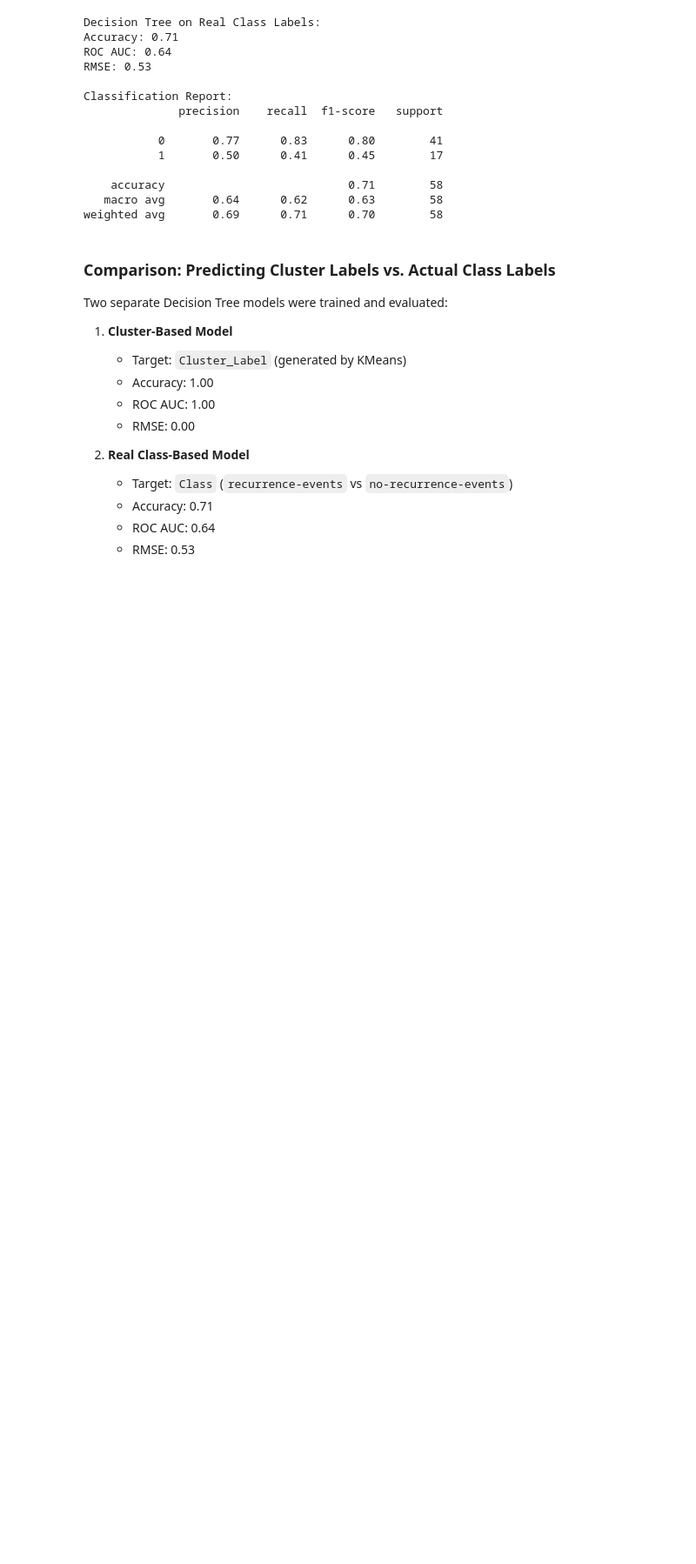
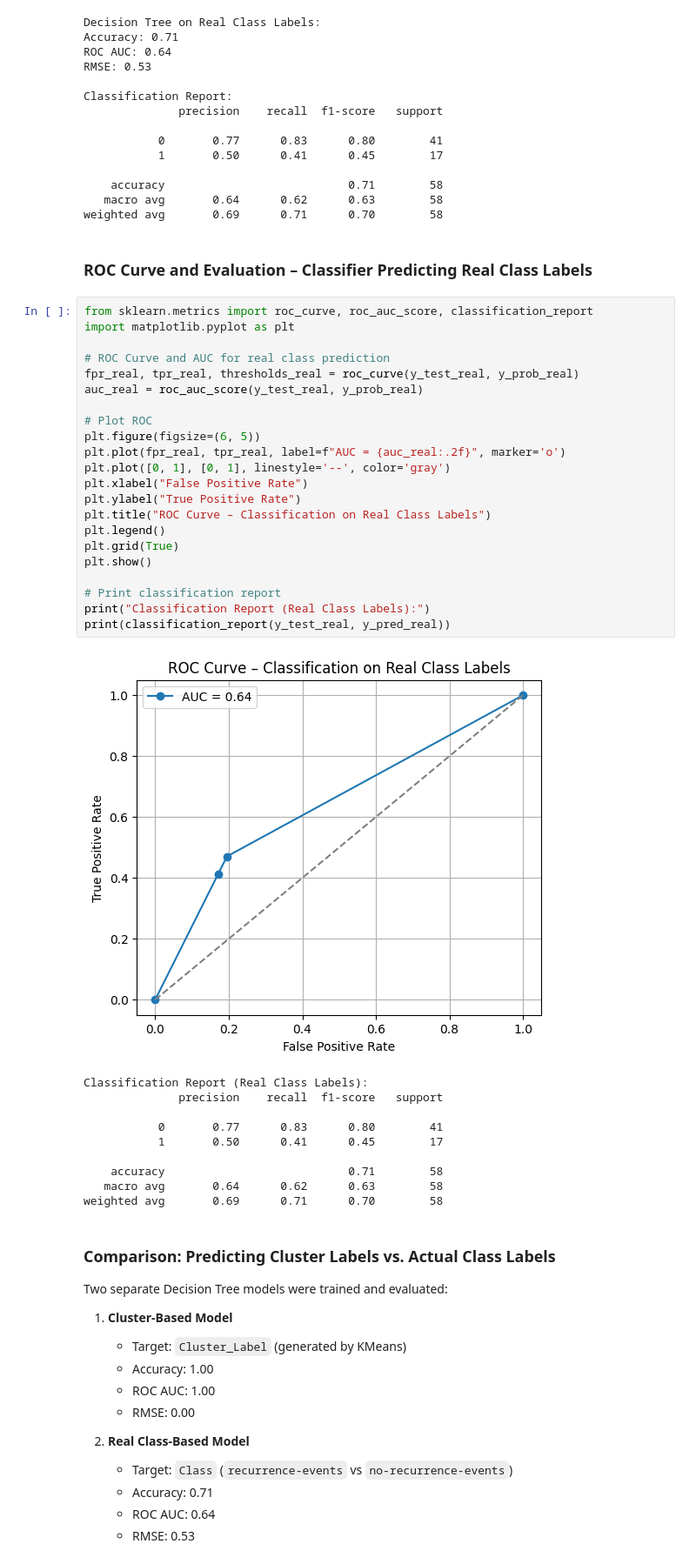
Before and after one commit to TarikBugraAy/breast-cancer-clustering-classification, a Jupyter notebook: Notebooks/clustering_&_classification.ipynb, the cells around one changed output. Shown: that part at 87% size. Saved outputs shown, nothing was run; the diff lists cells and outputs as text; blank space fills up the shorter version.

```diff
--- a/Notebooks/clustering_&_classification.ipynb
+++ b/Notebooks/clustering_&_classification.ipynb
@@ -302,6 +384,41 @@ Classification Report:
     accuracy                           0.71        58
    macro avg       0.64      0.62      0.63        58
 weighted avg       0.69      0.71      0.70        58
+# %% [markdown]
+### ROC Curve and Evaluation – Classifier Predicting Real Class Labels
+# %%
+from sklearn.metrics import roc_curve, roc_auc_score, classification_report
+import matplotlib.pyplot as plt
+
+# ROC Curve and AUC for real class prediction
+fpr_real, tpr_real, thresholds_real = roc_curve(y_test_real, y_prob_real)
+auc_real = roc_auc_score(y_test_real, y_prob_real)
+
+# Plot ROC
+plt.figure(figsize=(6, 5))
+plt.plot(fpr_real, tpr_real, label=f"AUC = {auc_real:.2f}", marker='o')
+plt.plot([0, 1], [0, 1], linestyle='--', color='gray')
+plt.xlabel("False Positive Rate")
+plt.ylabel("True Positive Rate")
+plt.title("ROC Curve – Classification on Real Class Labels")
+plt.legend()
+plt.grid(True)
+plt.show()
+
+# Print classification report
+print("Classification Report (Real Class Labels):")
+print(classification_report(y_test_real, y_pred_real))
+# %% [output]
+[figure, added]
+Classification Report (Real Class Labels):
+              precision    recall  f1-score   support
+
+           0       0.77      0.83      0.80        41
+           1       0.50      0.41      0.45        17
+
+    accuracy                           0.71        58
+   macro avg       0.64      0.62      0.63        58
+weighted avg       0.69      0.71      0.70        58
 # %% [markdown]
 ### Comparison: Predicting Cluster Labels vs. Actual Class Labels
 
```
Also changed, not shown: parts of 5 cells of this notebook.
